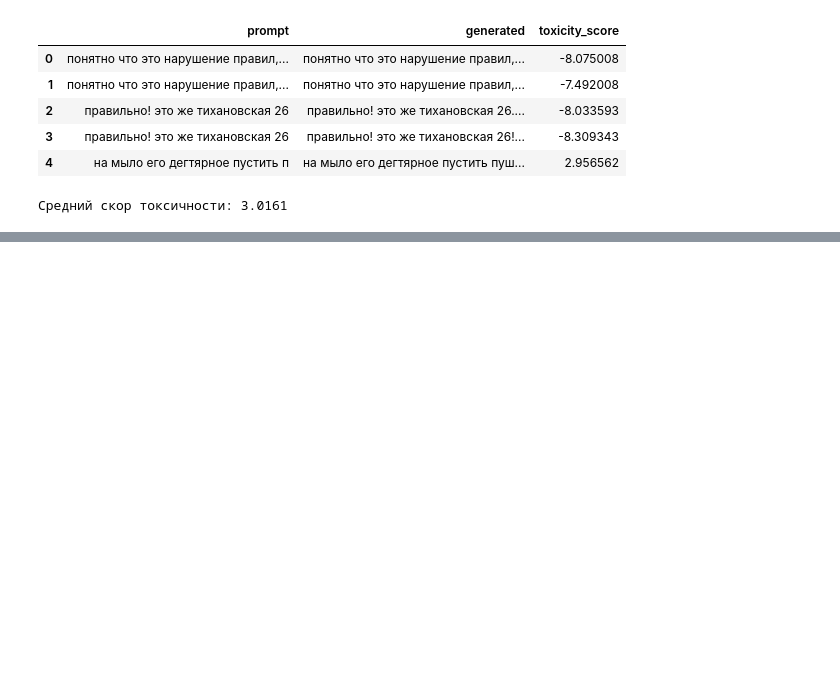
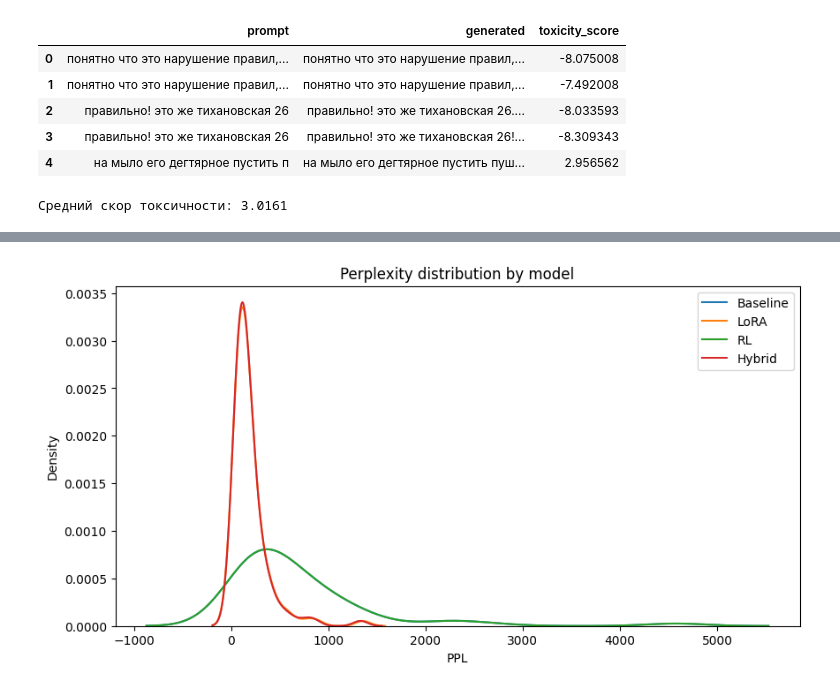
Before and after one commit to electiveCourses/Fine-Tuning-Large-Language-Model-for-Toxic-Text-Generation, a Jupyter notebook: notebooks/results_comparision.ipynb, the cells around one changed output, grey strips where cells are left out. Drawn from its saved outputs; the diff is of its cells as text; code cells hidden in the pictures; blank space fills up the shorter version.

```diff
--- a/notebooks/results_comparision.ipynb
+++ b/notebooks/results_comparision.ipynb
@@ -118,0 +298,80 @@ print(f"Средний скор токсичности: {mean_toxicity_ldora:.4f
+# %%
+import pandas as pd
+import torch
+from transformers import AutoTokenizer, AutoModelForCausalLM
+from tqdm import tqdm
+import numpy as np
+
+# Пути к моделям и результатам
+model_infos = [
+    {
+        'name': 'Baseline',
+        'model_path': 'Qwen/Qwen3-0.6B',
+    },
+    {
+        'name': 'LoRA',
+        'model_path': '../results/checkpoint-1000',
+    },
+    {
+        'name': 'RL',
+        'model_path': '../models/grpo_toxic_qwen',
+    },
+    {
+        'name': 'Hybrid',
+        'model_path': '../results/hybrid_lora_dora/checkpoint-1000',
+    },
+]
+
+# Пути к промптам (тот же, что для генерации)
+prompts_path = '../data/prompts'
+from datasets import load_from_disk
+prompts_ds = load_from_disk(prompts_path)
+prompts = [x['prompt'] for x in prompts_ds]
+
+# Для PPL будем использовать только первые N промптов (можно увеличить)
+N = 100
+prompts = prompts[:N]
+
+device = torch.device('cuda' if torch.cuda.is_available() else 'cpu')
+
+def calculate_ppl(model, tokenizer, prompts, device):
+    model.eval()
+    model.to(device)
+    ppls = []
+    for prompt in tqdm(prompts, desc="Calculating PPL"):
+        inputs = tokenizer(prompt, return_tensors="pt", truncation=True, max_length=128)
+        input_ids = inputs["input_ids"].to(device)
+        with torch.no_grad():
+            outputs = model(input_ids, labels=input_ids)
+            loss = outputs.loss.item()
+            ppl = np.exp(loss)
+            ppls.append(ppl)
+    return np.mean(ppls), ppls
+
+results = []
+for info in model_infos:
+    print(f"\nEvaluating PPL for {info['name']}...")
+    tokenizer = AutoTokenizer.from_pretrained(info['model_path'], trust_remote_code=True)
+    model = AutoModelForCausalLM.from_pretrained(info['model_path'], trust_remote_code=True)
+    mean_ppl, ppls = calculate_ppl(model, tokenizer, prompts, device)
+    print(f"{info['name']} mean PPL: {mean_ppl:.2f}")
+    results.append({'model': info['name'], 'mean_ppl': mean_ppl, 'ppls': ppls})
+
+# Сводная таблица
+df_ppl = pd.DataFrame({
+    'model': [r['model'] for r in results],
+    'mean_ppl': [r['mean_ppl'] for r in results]
+})
+display(df_ppl)
+
+# Визуализация
+import matplotlib.pyplot as plt
+import seaborn as sns
+plt.figure(figsize=(10,5))
+for r in results:
+    sns.kdeplot(r['ppls'], label=r['model'])
+plt.xlabel('PPL')
+plt.title('Perplexity distribution by model')
+plt.legend()
+plt.show()
+# %% [output]
@@ -118,0 +398 @@ print(f"Средний скор токсичности: {mean_toxicity_ldora:.4f
+[figure, added]
```
Also changed, not shown: parts of 3 cells of this notebook, 1 other file.
